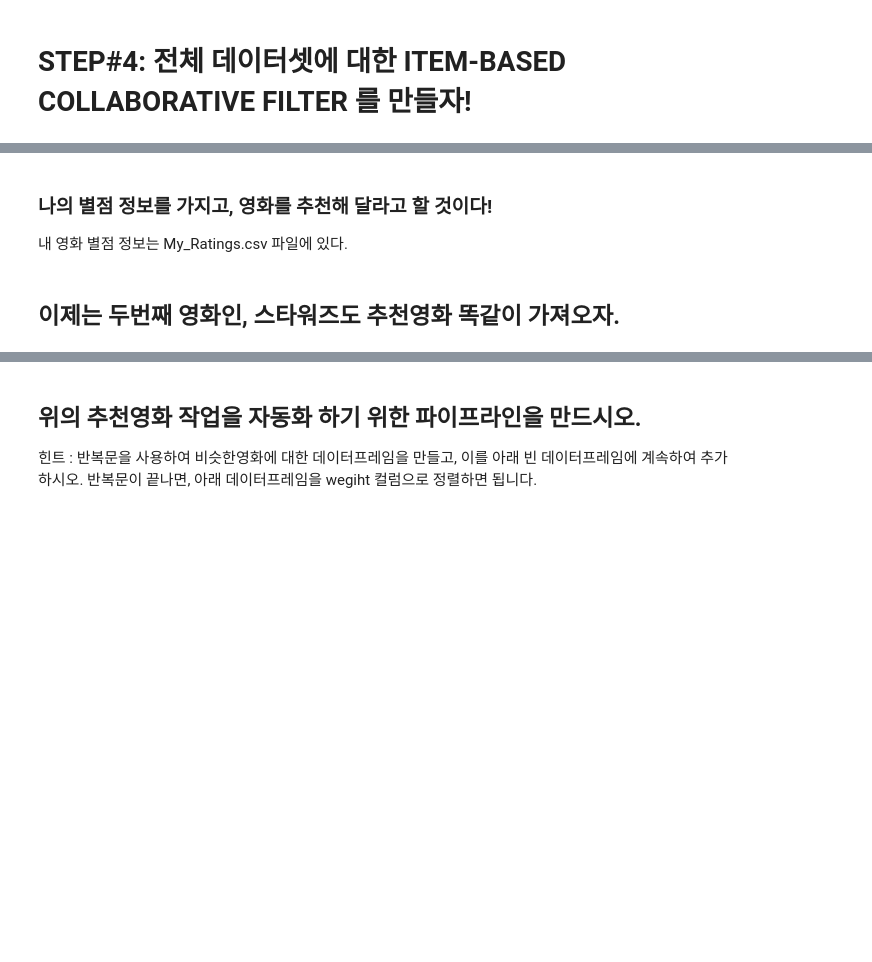
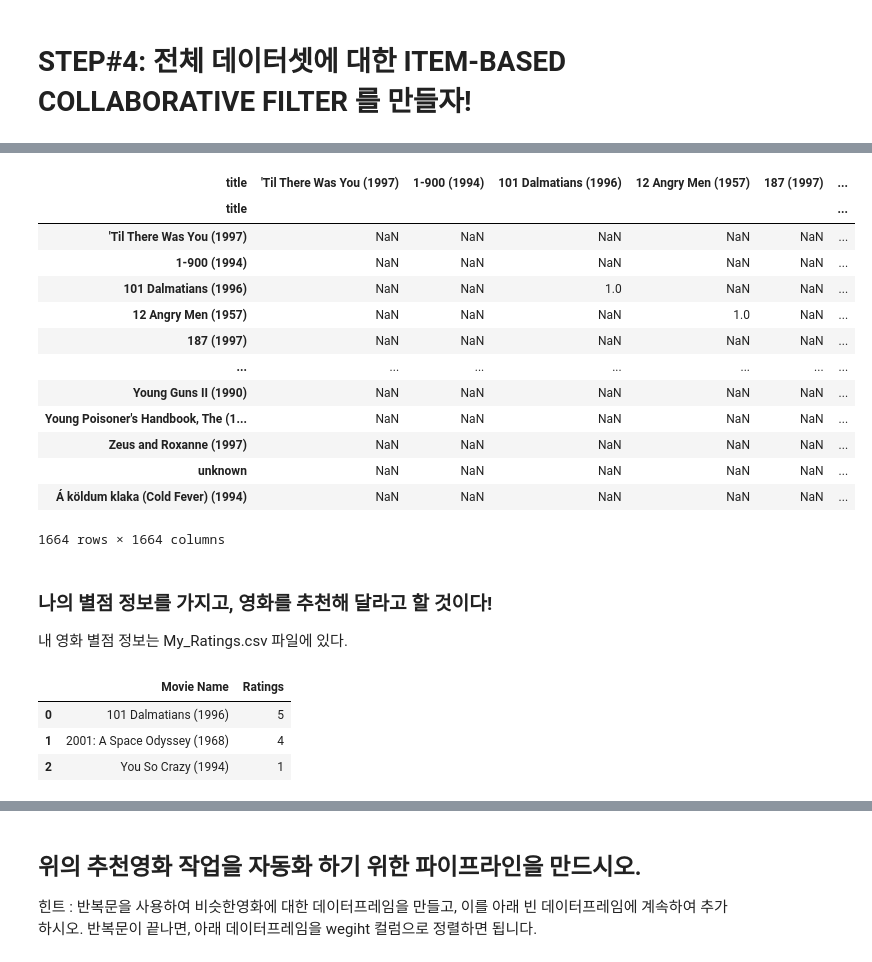
Before and after one commit to leopard4/yh-k3, a Jupyter notebook: 딥러닝강의파일/18_Movie_Recommender_System.ipynb, the cells around one changed output, grey strips where cells are left out. Drawn from its saved outputs; the diff is of its cells as text; code cells hidden in the pictures; blank space fills up the shorter version.

```diff
--- a/딥러닝강의파일/18_Movie_Recommender_System.ipynb
+++ b/딥러닝강의파일/18_Movie_Recommender_System.ipynb
@@ -486,3 +500,24 @@ corr_starwars
+# %%
+# 모든 영화의 상관계수를 뽑는다.
+# 단, 각 영화는, 적어도 80명 이상이 별점을 준 영화만 상관계수를 뽑는다.
+corr_movie = df.corr( min_periods= 80 )
+# %%
+corr_movie
+# %% [output]
+| title | 'Til There Was You (1997) | 1-900 (1994) | 101 Dalmatians (1996) | 12 Angry Men (1957) | 187 (1997) | ... |
+| title |  |  |  |  |  | ... |
+| 'Til There Was You (1997) | NaN | NaN | NaN | NaN | NaN | ... |
+| 1-900 (1994) | NaN | NaN | NaN | NaN | NaN | ... |
+| 101 Dalmatians (1996) | NaN | NaN | 1.0 | NaN | NaN | ... |
+| 12 Angry Men (1957) | NaN | NaN | NaN | 1.0 | NaN | ... |
+| 187 (1997) | NaN | NaN | NaN | NaN | NaN | ... |
+| ... | ... | ... | ... | ... | ... | ... |
+| Young Guns II (1990) | NaN | NaN | NaN | NaN | NaN | ... |
+| Young Poisoner's Handbook, The (1... | NaN | NaN | NaN | NaN | NaN | ... |
+| Zeus and Roxanne (1997) | NaN | NaN | NaN | NaN | NaN | ... |
+| unknown | NaN | NaN | NaN | NaN | NaN | ... |
+| Á köldum klaka (Cold Fever) (1994) | NaN | NaN | NaN | NaN | NaN | ... |
+1664 rows × 1664 columns
 # %% [markdown]
 ### 나의 별점 정보를 가지고, 영화를 추천해 달라고 할 것이다!
 
@@ -490,4 +527,7 @@ corr_starwars
 # %%
-myRatings =
+myRatings
+# %% [output]
+|  | Movie Name | Ratings |
+| 0 | 101 Dalmatians (1996) | 5 |
+| 1 | 2001: A Space Odyssey (1968) | 4 |
+| 2 | You So Crazy (1994) | 1 |
-# %% [markdown]
-## 이제는 두번째 영화인, 스타워즈도 추천영화 똑같이 가져오자.
```
Also changed, not shown: parts of 28 cells of this notebook.
